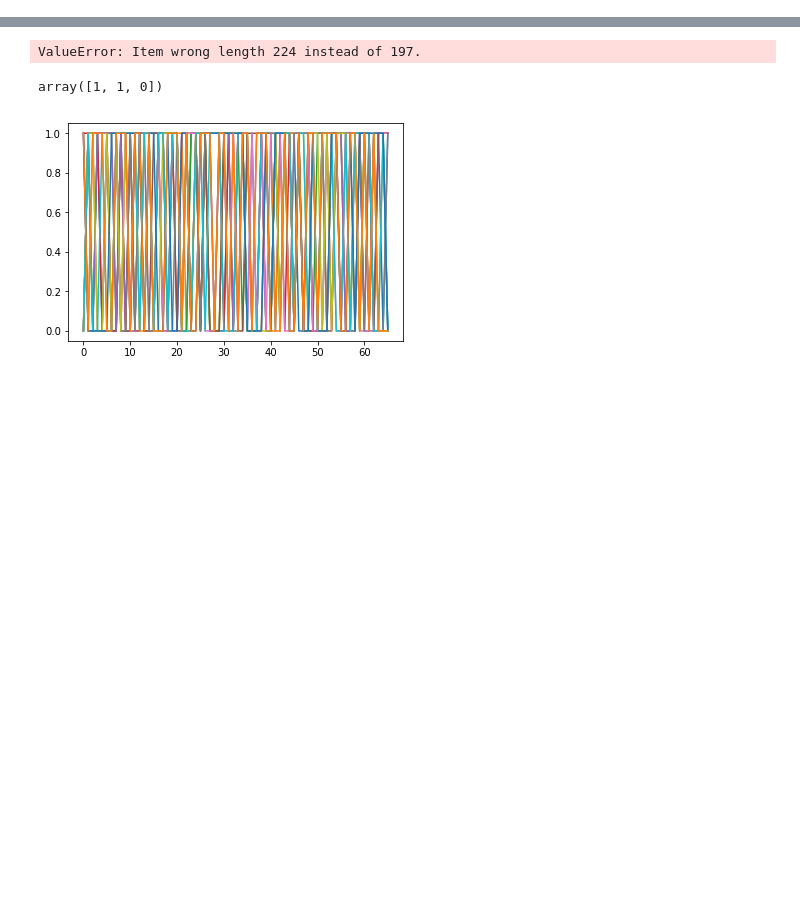
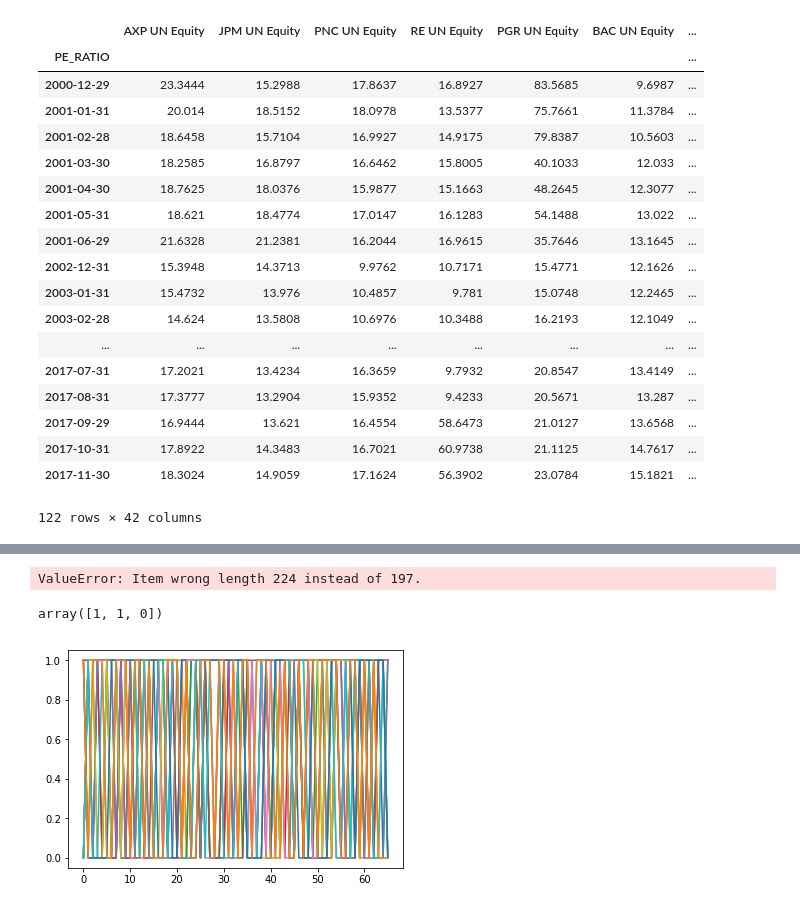
Before and after one commit to wipadawanna/Sector-Analysis, a Jupyter notebook: Luke_working_space/rolling_and_add_svm.ipynb, the cells around one changed output, grey strips where cells are left out. Saved outputs shown, nothing was run; the diff lists cells and outputs as text; code cells hidden in the pictures; blank space fills up the shorter version.

Commit message:
adding data reading method

```diff
--- a/Luke_working_space/rolling_and_add_svm.ipynb
+++ b/Luke_working_space/rolling_and_add_svm.ipynb
@@ -23,3 +15,54 @@ pc_ratio = pc_ratio.resample("M").last()
+# %%
+dir_str = '/home/luke/workspace/Sector-Analysis/data/CFRM521_final_project/'
+# %%
+def read_bl_file(file_name,sheet):
+    data = pd.read_excel(file_name,sheet)
+    measure_name = str(data.iloc[:,[0]].columns.values[0])
+    tickers = map(str,data.iloc[[0],:].T.dropna().values.flatten())
+    values = data.iloc[:,1::3]
+    values = values.iloc[2:,:]
+    values.columns = tickers
+
+    dates = data.iloc[:,::3]
+    dates = dates.iloc[2:,:]
+    dates.columns = tickers
+
+    out_df = pd.DataFrame()
+    for ticker in tickers:
+        temp = pd.DataFrame(values.loc[:,ticker].values,index = dates.loc[:,ticker],columns =[ticker]).dropna()
+        if len(temp)>=204:
+            out_df = pd.concat([out_df,temp],1)
+        else:
+            pass
+    out_df.index.name = measure_name
+    return out_df.dropna()
+# %%
+pe_ratio = read_bl_file(dir_str+'fin_ind_data.xlsx',0)
+last_price = read_bl_file(dir_str+'fin_ind_data.xlsx',1)
+mkt_cap = read_bl_file(dir_str+'fin_ind_data.xlsx',2)
+pc_ratio = read_bl_file(dir_str+'fin_ind_data.xlsx',3)
+# %%
+pe_ratio
+# %% [output]
+|  | AXP UN Equity | JPM UN Equity | PNC UN Equity | RE UN Equity | PGR UN Equity | BAC UN Equity | ... |
+| PE_RATIO |  |  |  |  |  |  | ... |
+| 2000-12-29 | 23.3444 | 15.2988 | 17.8637 | 16.8927 | 83.5685 | 9.6987 | ... |
+| 2001-01-31 | 20.014 | 18.5152 | 18.0978 | 13.5377 | 75.7661 | 11.3784 | ... |
+| 2001-02-28 | 18.6458 | 15.7104 | 16.9927 | 14.9175 | 79.8387 | 10.5603 | ... |
+| 2001-03-30 | 18.2585 | 16.8797 | 16.6462 | 15.8005 | 40.1033 | 12.033 | ... |
+| 2001-04-30 | 18.7625 | 18.0376 | 15.9877 | 15.1663 | 48.2645 | 12.3077 | ... |
+| 2001-05-31 | 18.621 | 18.4774 | 17.0147 | 16.1283 | 54.1488 | 13.022 | ... |
+| 2001-06-29 | 21.6328 | 21.2381 | 16.2044 | 16.9615 | 35.7646 | 13.1645 | ... |
+| 2002-12-31 | 15.3948 | 14.3713 | 9.9762 | 10.7171 | 15.4771 | 12.1626 | ... |
+| 2003-01-31 | 15.4732 | 13.976 | 10.4857 | 9.781 | 15.0748 | 12.2465 | ... |
+| 2003-02-28 | 14.624 | 13.5808 | 10.6976 | 10.3488 | 16.2193 | 12.1049 | ... |
+| ... | ... | ... | ... | ... | ... | ... | ... |
+| 2017-07-31 | 17.2021 | 13.4234 | 16.3659 | 9.7932 | 20.8547 | 13.4149 | ... |
+| 2017-08-31 | 17.3777 | 13.2904 | 15.9352 | 9.4233 | 20.5671 | 13.287 | ... |
+| 2017-09-29 | 16.9444 | 13.621 | 16.4554 | 58.6473 | 21.0127 | 13.6568 | ... |
+| 2017-10-31 | 17.8922 | 14.3483 | 16.7021 | 60.9738 | 21.1125 | 14.7617 | ... |
+| 2017-11-30 | 18.3024 | 14.9059 | 17.1624 | 56.3902 | 23.0784 | 15.1821 | ... |
+122 rows × 42 columns
 # %%
 x,y = model_data(x,sector_beat_spx)
 # %%
```
Also changed, not shown: parts of 2 cells of this notebook.
